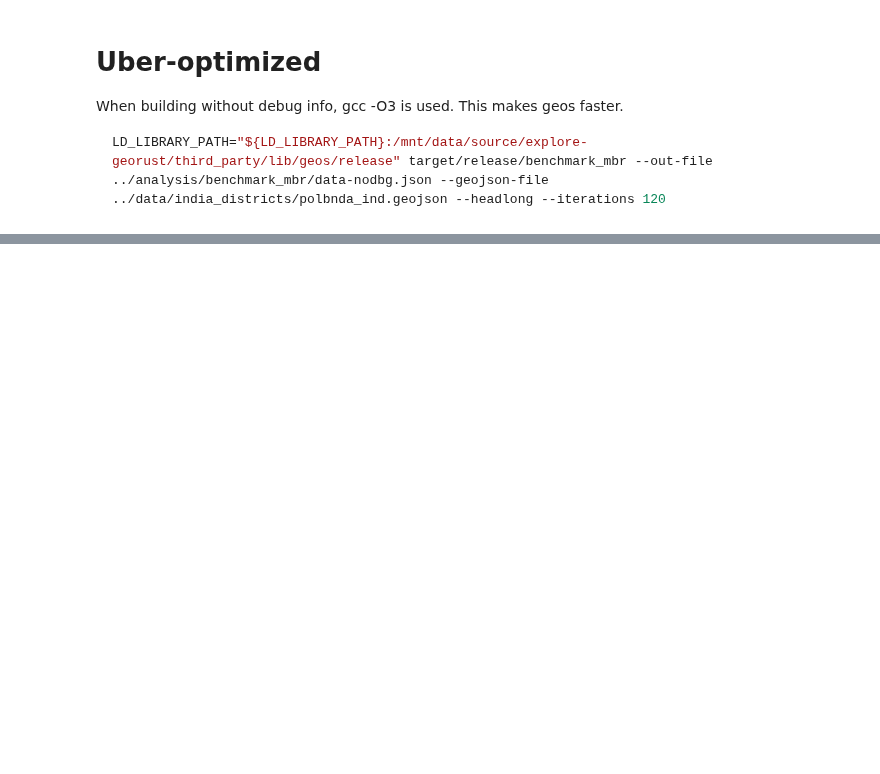
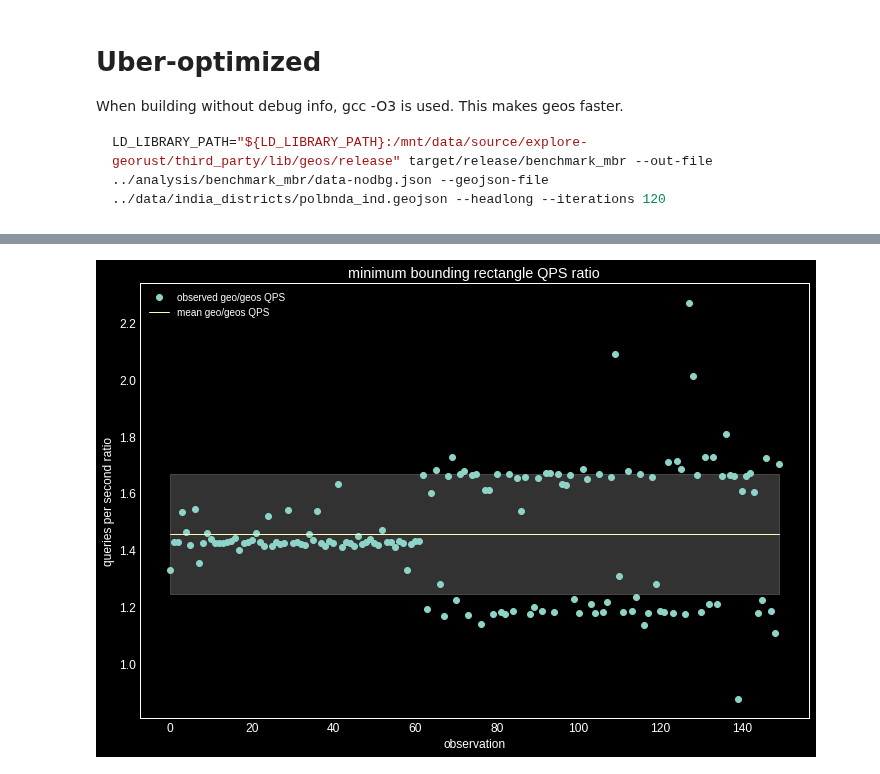
Before and after one commit to callpraths/explore-georust, a Jupyter notebook: analysis/benchmark_mbr/main.ipynb, the cells around one changed output, grey strips where cells are left out. Drawn from its saved outputs; the diff is of its cells as text; code cells hidden in the pictures; blank space fills up the shorter version.

```diff
--- a/analysis/benchmark_mbr/main.ipynb
+++ b/analysis/benchmark_mbr/main.ipynb
@@ -246,3 +247,35 @@ is reduced to just some [double precision move operations](https://c9x.me/x86/ht
 
 Thus, Rust is able to completely optimize away the allocations that C++ finds costly!
 But, under `-O3`, C++ does such a good of optimizing the allocatins that they're still the costliest, but cheaper than the min/max calculation in Rust... :/
+# %%
+series_geo = data_series.iloc[:, 0]
+assert series_geo.name == ('qps', 'geo')
+series_geos = data_series.iloc[:, 1]
+assert series_geos.name == ('qps', 'geos')
+
+ratio = series_geo.divide(series_geos)
+ratio.describe()
+
+plt.style.use('dark_background')
+
+@plt.rc_context({
+    'figure.figsize': (12, 8),
+    'font.size': 12,
+    'image.cmap': plt.get_cmap('Pastel1'),
+})
+def initialize_plot():
+    fig = plt.figure()
+    return fig.add_subplot(title='minimum bounding rectangle QPS ratio')
+
+x = range(ratio.size)
+ax = initialize_plot()
+ax.plot(x, ratio, linewidth=0, marker='o', label='observed geo/geos QPS')
+ax.plot(x, [ratio.mean()] * ratio.size, linewidth=1, label='mean geo/geos QPS')
+ax.fill_between(x, ratio.mean() - ratio.std(), ratio.mean() + ratio.std(), alpha=0.2, color='white')
+ax.legend()
+ax.set_xlabel('observation')
+ax.set_ylabel('queries per second ratio')
+ax.grid(False)
+plt.savefig('mbr_qps_ratio.svg', transparent=True)
+# %% [output]
+[figure, added]
```
Also changed, not shown: parts of 3 cells of this notebook, 7 other files.
